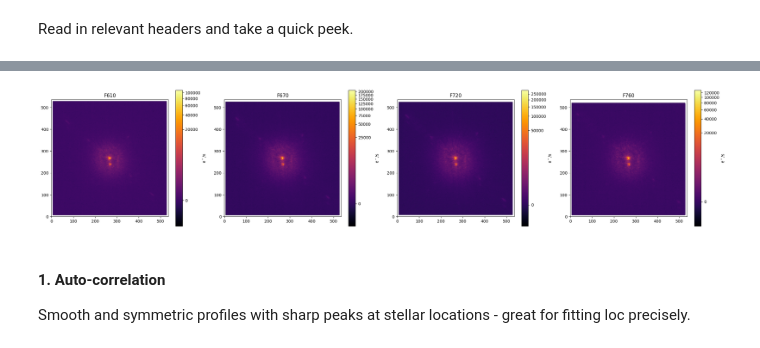
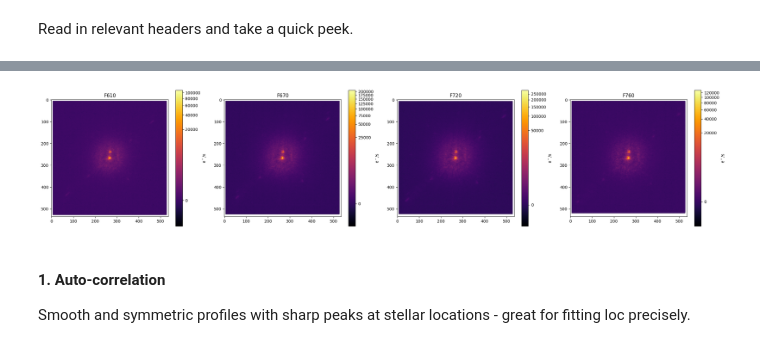
Before and after one commit to gracepiroscia/phd-playground, a Jupyter notebook: PlateScale/HD189340.ipynb, the cells around one changed output, grey strips where cells are left out. Drawn from its saved outputs; the diff is of its cells as text; code cells hidden in the pictures.

```diff
--- a/PlateScale/HD189340.ipynb
+++ b/PlateScale/HD189340.ipynb
@@ -28,15 +48,15 @@ bands = ['F610', 'F670', 'F720', 'F760']
 # %%
 plt.figure(figsize=(24, 5))
 %matplotlib inline
 for i, img in enumerate(data):
     plt.subplot(1, 4, i+1)
-    plt.imshow(img, cmap='inferno', norm=PowerNorm(0.2), origin='lower')
+    plt.imshow(img, cmap='inferno', norm=PowerNorm(0.2), origin='upper')
     plt.colorbar(label='e$^-$/s')
     plt.title(bands[i])
 
 plt.tight_layout()
 # %% [output]
-[figure, old version]
+[figure, new version]
 # %% [markdown]
 #### 1. Auto-correlation
 Smooth and symmetric profiles with sharp peaks at stellar locations - great for fitting loc precisely.
```
Also changed, not shown: parts of 14 cells of this notebook, 2 other files.
